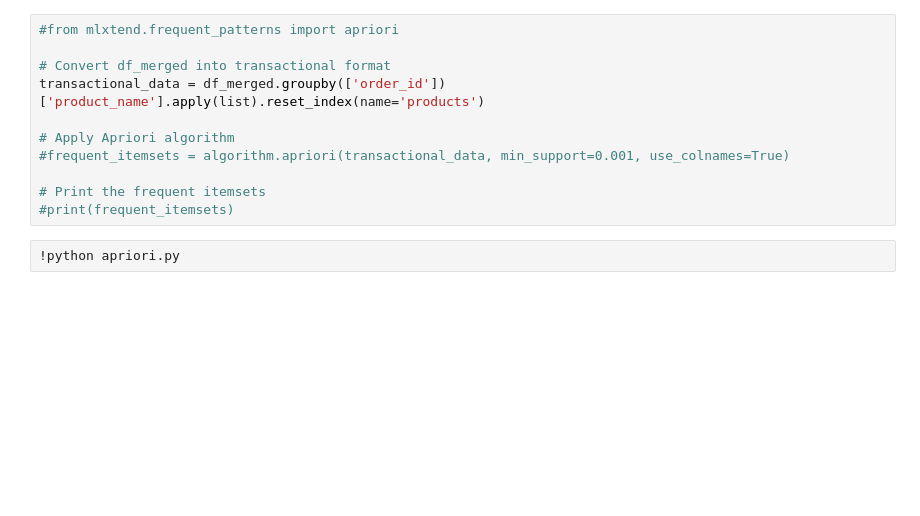
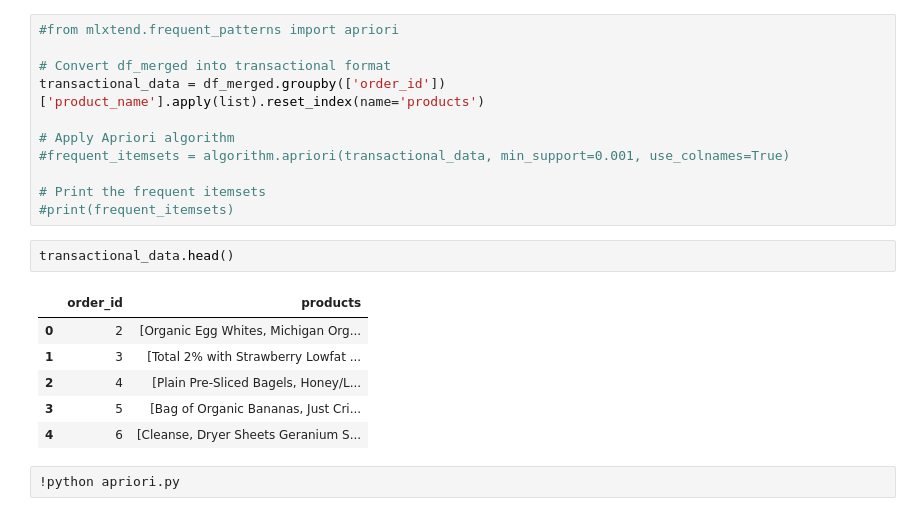
Before and after one commit to supperr-coder/CZ4032-Project2, a Jupyter notebook: Code/Clustering.ipynb, the cells around one changed output. Drawn from its saved outputs; the diff is of its cells as text; blank space fills up the shorter version.

```diff
--- a/Code/Clustering.ipynb
+++ b/Code/Clustering.ipynb
@@ -402,6 +408,15 @@ transactional_data = df_merged.groupby(['order_id'])['product_name'].apply(list)
 
 # Print the frequent itemsets
 #print(frequent_itemsets)
+# %%
+transactional_data.head()
+# %% [output]
+|  | order_id | products |
+| 0 | 2 | [Organic Egg Whites, Michigan Org... |
+| 1 | 3 | [Total 2% with Strawberry Lowfat ... |
+| 2 | 4 | [Plain Pre-Sliced Bagels, Honey/L... |
+| 3 | 5 | [Bag of Organic Bananas, Just Cri... |
+| 4 | 6 | [Cleanse, Dryer Sheets Geranium S... |
 # %%
 !python apriori.py
 # %%
```
Also changed, not shown: parts of 18 cells of this notebook.
